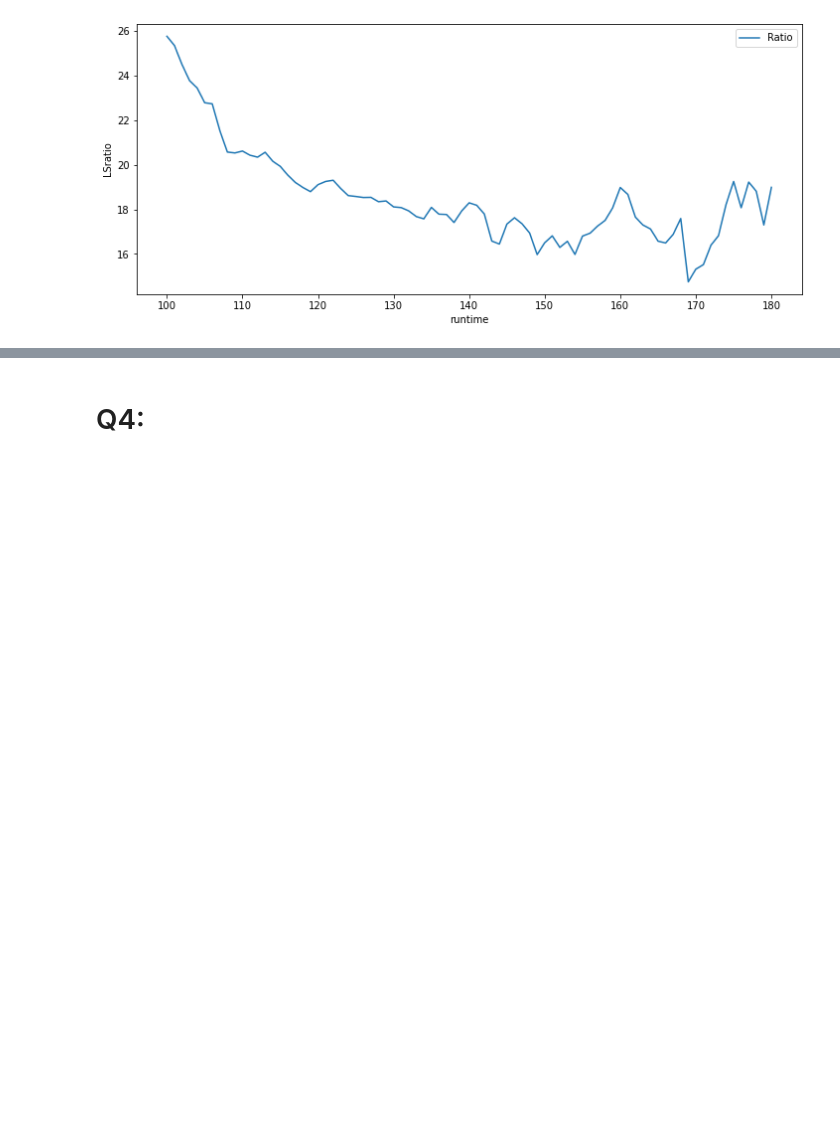
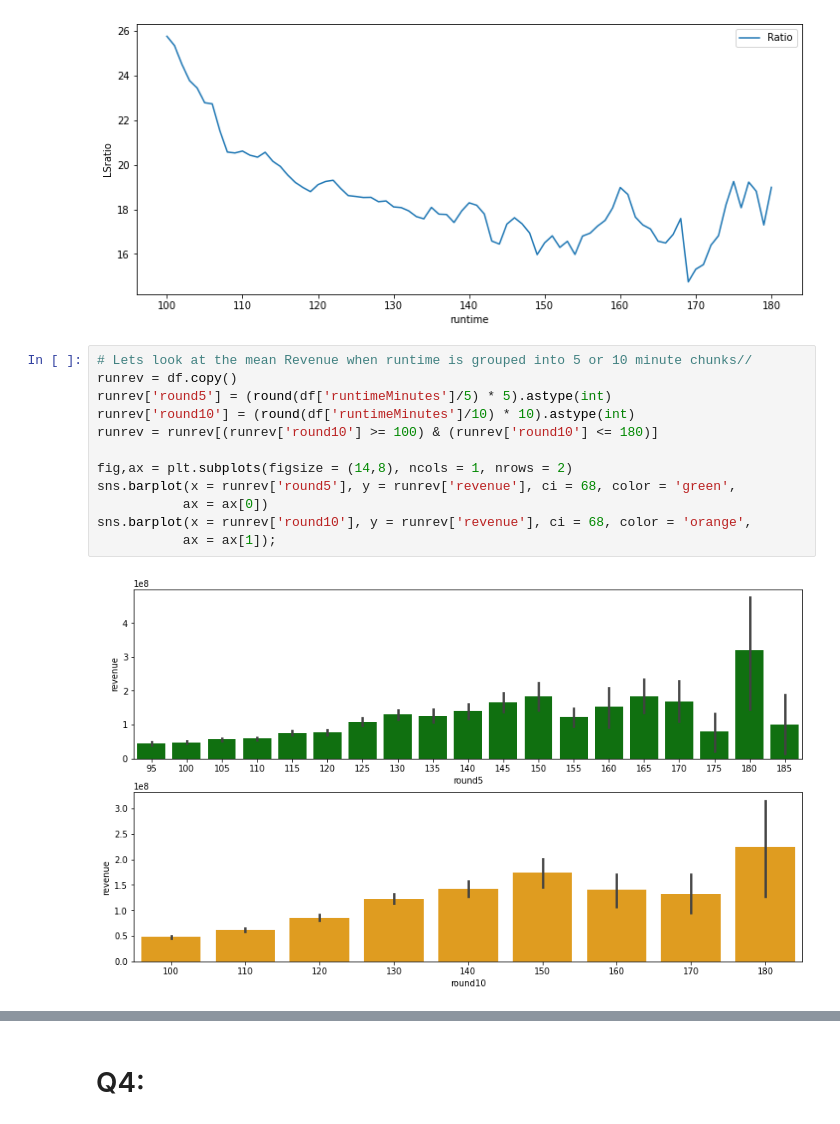
Before and after one commit to msmccann10/PP-movie-database-and-analysis, a Jupyter notebook: 05_Hypothesis_Testing.ipynb, the cells around one changed output, grey strips where cells are left out. Cells and saved outputs as stored; diff of their text form; blank space fills up the shorter version.

Commit message:
updated some graphics

```diff
--- a/05_Hypothesis_Testing.ipynb
+++ b/05_Hypothesis_Testing.ipynb
@@ -676,3 +676,17 @@ sns.lineplot(x=findrun['runtime'], y=findrun['LSratio'], label = 'Ratio')
 plt.legend();
 # %% [output]
 [figure]
+# %%
+# Lets look at the mean Revenue when runtime is grouped into 5 or 10 minute chunks//
+runrev = df.copy()
+runrev['round5'] = (round(df['runtimeMinutes']/5) * 5).astype(int)
+runrev['round10'] = (round(df['runtimeMinutes']/10) * 10).astype(int)
+runrev = runrev[(runrev['round10'] >= 100) & (runrev['round10'] <= 180)]
+
+fig,ax = plt.subplots(figsize = (14,8), ncols = 1, nrows = 2)
+sns.barplot(x = runrev['round5'], y = runrev['revenue'], ci = 68, color = 'green',
+           ax = ax[0])
+sns.barplot(x = runrev['round10'], y = runrev['revenue'], ci = 68, color = 'orange',
+           ax = ax[1]);
+# %% [output]
+[figure, added]
```
Also changed, not shown: parts of 6 cells of this notebook.
